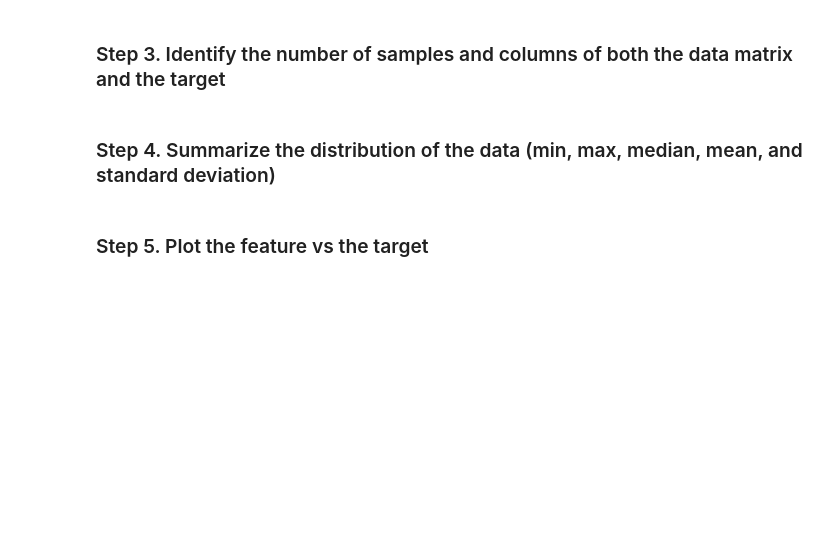
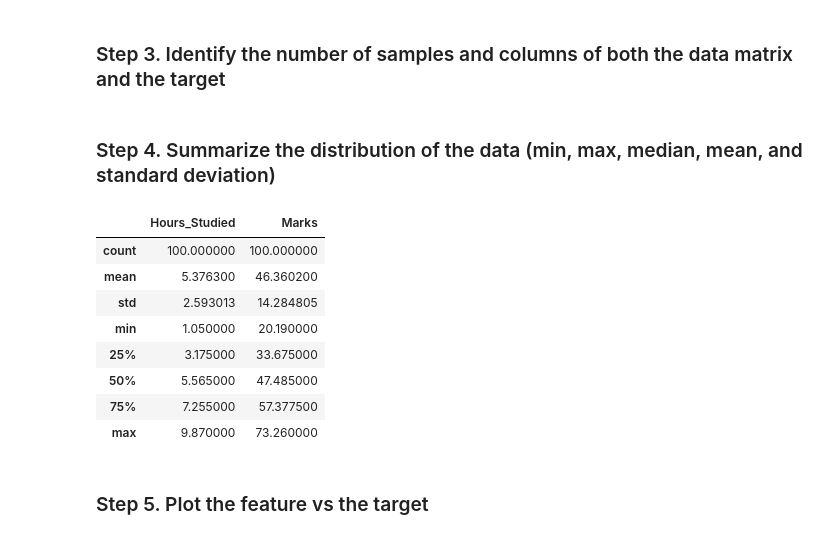
Before and after one commit to musaad-ai/B5, a Jupyter notebook: student/week 3/ex1_reg.ipynb, the cells around one changed output. Cells and saved outputs as stored; diff of their text form; code cells hidden in the pictures; blank space fills up the shorter version.

```diff
--- a/student/week 3/ex1_reg.ipynb
+++ b/student/week 3/ex1_reg.ipynb
@@ -28,4 +65,16 @@ import sklearn
 # %% [markdown]
 ### Step 4. Summarize the distribution of the data (min, max, median, mean, and standard deviation)
+# %%
+df.describe()
+# %% [output]
+|  | Hours_Studied | Marks |
+| count | 100.000000 | 100.000000 |
+| mean | 5.376300 | 46.360200 |
+| std | 2.593013 | 14.284805 |
+| min | 1.050000 | 20.190000 |
+| 25% | 3.175000 | 33.675000 |
+| 50% | 5.565000 | 47.485000 |
+| 75% | 7.255000 | 57.377500 |
+| max | 9.870000 | 73.260000 |
 # %% [markdown]
 ### Step 5. Plot the feature vs the target
```
Also changed, not shown: parts of 19 cells of this notebook.
